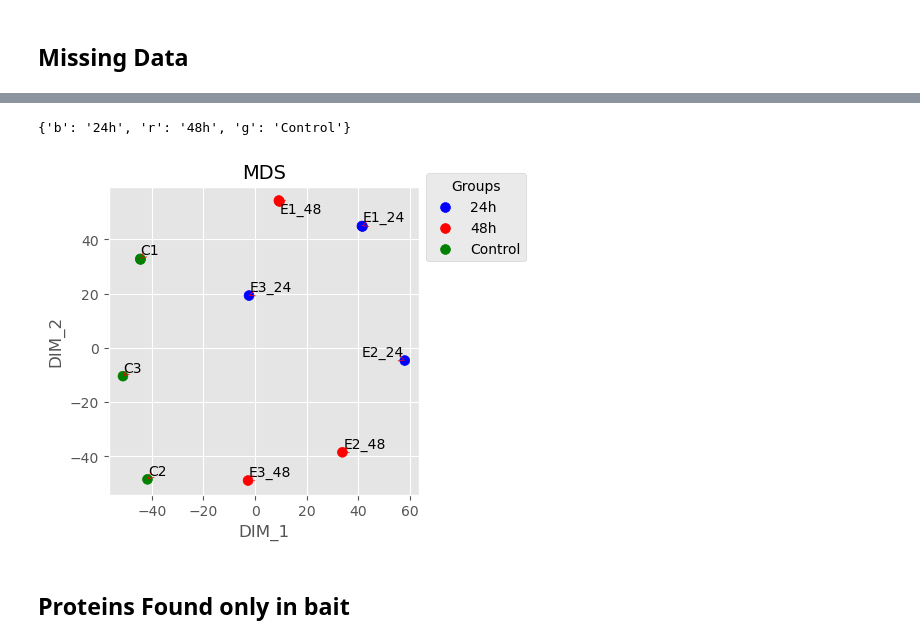
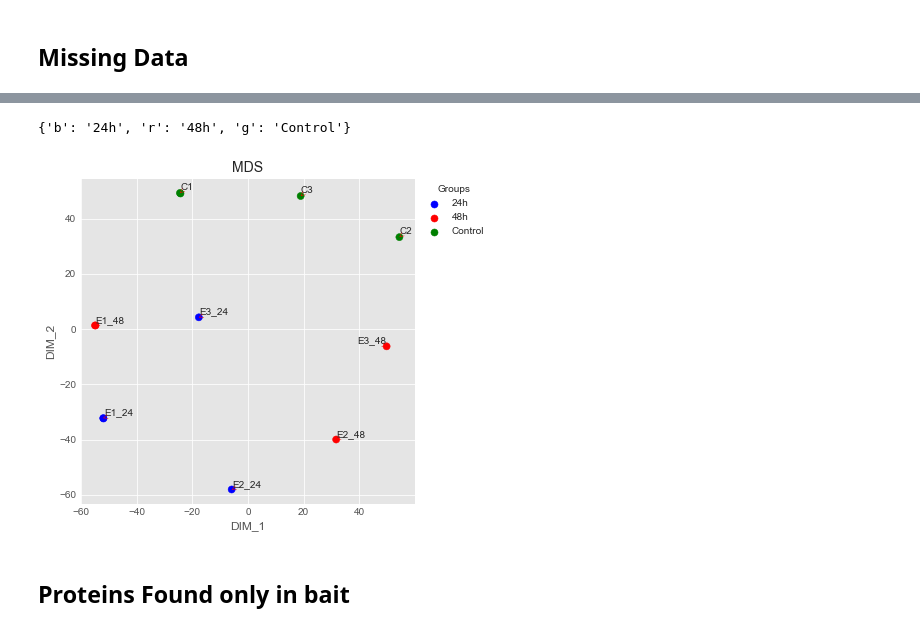
Before and after one commit to mtinti/BACE1_pulldown, a Jupyter notebook: analysis_def.ipynb, the cells around one changed output, grey strips where cells are left out. Cells and saved outputs as stored; diff of their text form; code cells hidden in the pictures.

```diff
--- a/analysis_def.ipynb
+++ b/analysis_def.ipynb
@@ -81,8 +73,7 @@ palette=['b','b','b','r','r','r','g','g','g']
 palette_g = ['r','b']
 color_dictionary = { 'b':'24h','r':'48h','g':'Control'}
 # %%
-
-#tag='MS/MS count'
+tag='iBAQ'
 bait_cols = [tag+' E{}_24'.format(n) for n in range(1,4)]+[tag+' E{}_48'.format(n) for n in range(1,4)]
 
 control_cols = [tag+' C'+str(n) for n in range(1,4)]
@@ -152,14 +141,14 @@ plt.show()
 # %%
 plt.style.use('ggplot')
 np.random.seed=1976
-fig,ax = plt.subplots(figsize=(4,4), ncols=1, nrows=1)
+fig,ax = plt.subplots(figsize=(6,6), ncols=1, nrows=1)
 PTUT.make_mds(np.log10(selection+1).dropna(),
               palette,ax,color_dictionary=color_dictionary,top=1200)
 plt.savefig('MDS.png')
 plt.show()
 # %% [output]
 {'b': '24h', 'r': '48h', 'g': 'Control'}
-[figure, old version]
+[figure, new version]
 # %% [markdown]
 ## Proteins Found only in bait
 # %%
```
Also changed, not shown: parts of 17 cells of this notebook, 13 other files.
